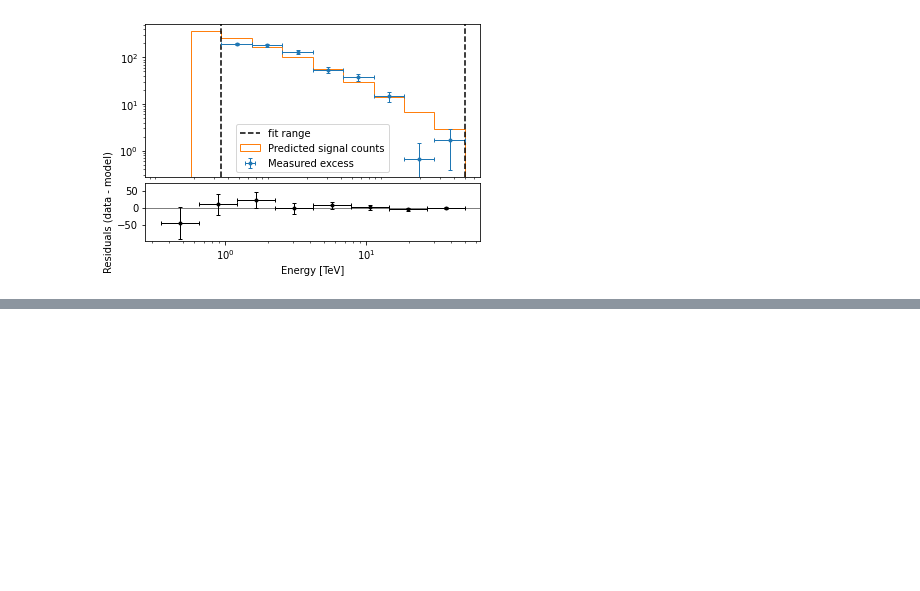
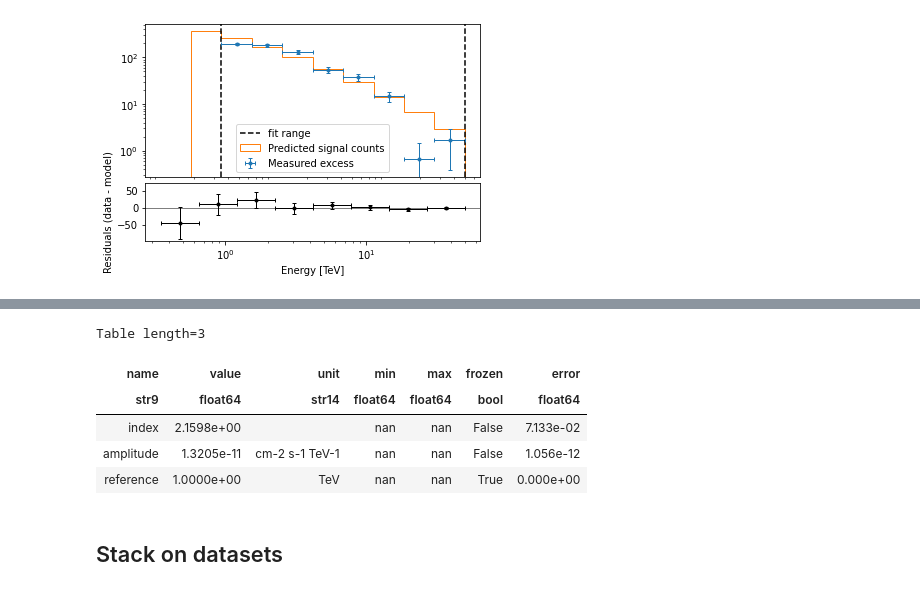
Before and after one commit to AtreyeeS/test_notebooks, a Jupyter notebook: extended_source_spectral_analysis.ipynb, the cells around one changed output, grey strips where cells are left out. Cells and saved outputs as stored; diff of their text form; code cells hidden in the pictures; blank space fills up the shorter version.

```diff
--- a/extended_source_spectral_analysis.ipynb
+++ b/extended_source_spectral_analysis.ipynb
@@ -121,8 +123,7 @@ Now we create the OFF background maker for the spectra. If we have an exclusion
 # %%
 bkg_maker = ReflectedRegionsBackgroundMaker()
 safe_mask_maker = SafeMaskMaker(
-    methods=["aeff-default", "aeff-max", 'offset-max'],
-    aeff_percent=30, offset_max=1.6*u.deg
+    methods=["aeff-default", "aeff-max"], aeff_percent=10
 )
 # %% [markdown]
 ## Perform the data reduction loop.
@@ -207,0 +226,4 @@ spectrum_stack.plot_fit()
+# %%
+fit_joint = Fit(datasets)
+result_joint = fit_joint.run()
+print(result_joint)
@@ -207,0 +239,11 @@ spectrum_stack.plot_fit()
+# %%
+result_joint.parameters.to_table()
+# %% [output]
+Table length=3
+| name | value | unit | min | max | frozen | error |
+| str9 | float64 | str14 | float64 | float64 | bool | float64 |
+| index | 2.1598e+00 |  | nan | nan | False | 7.133e-02 |
+| amplitude | 1.3205e-11 | cm-2 s-1 TeV-1 | nan | nan | False | 1.056e-12 |
+| reference | 1.0000e+00 | TeV | nan | nan | True | 0.000e+00 |
+# %% [markdown]
+## Stack on datasets
```
Also changed, not shown: parts of 20 cells of this notebook.
